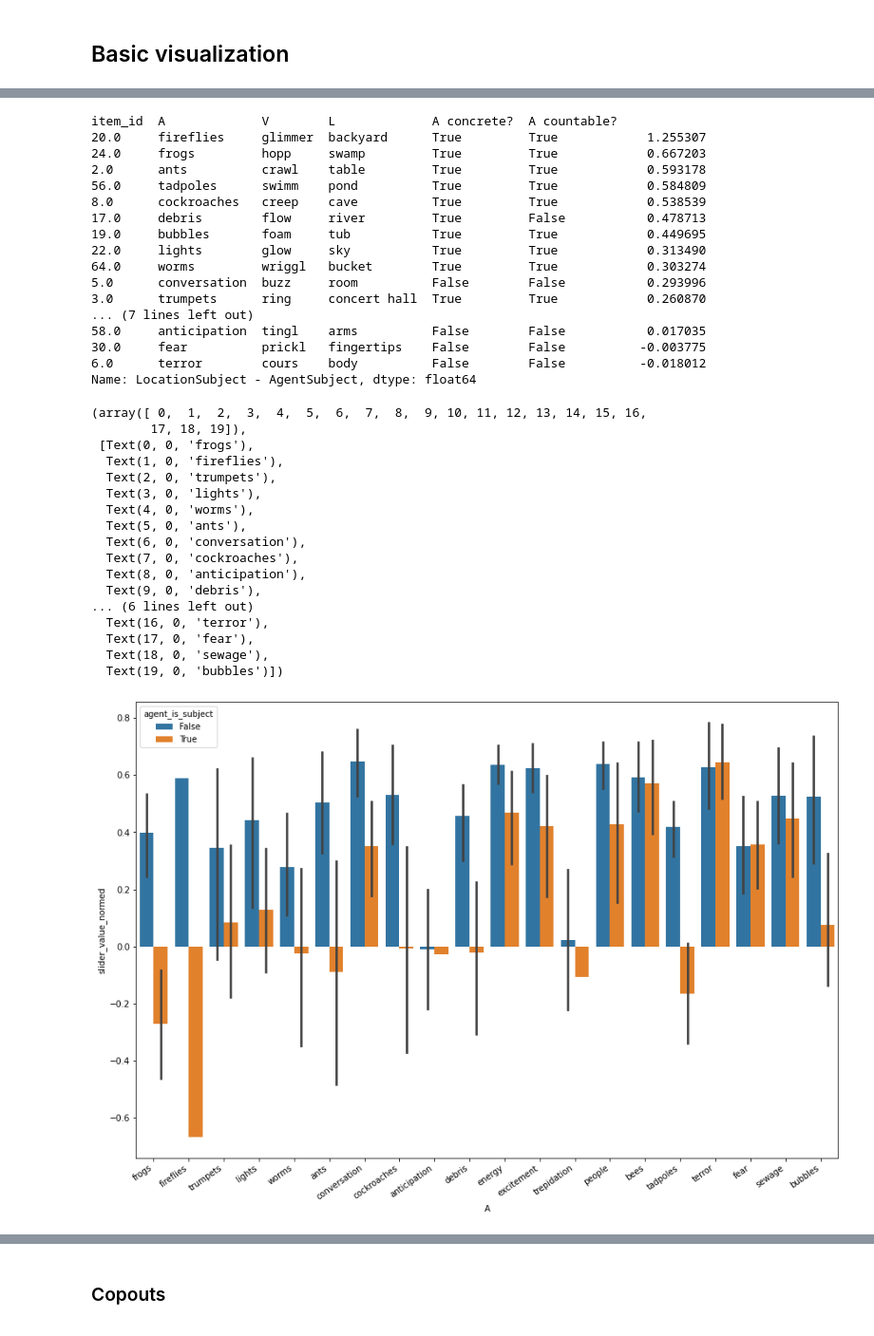
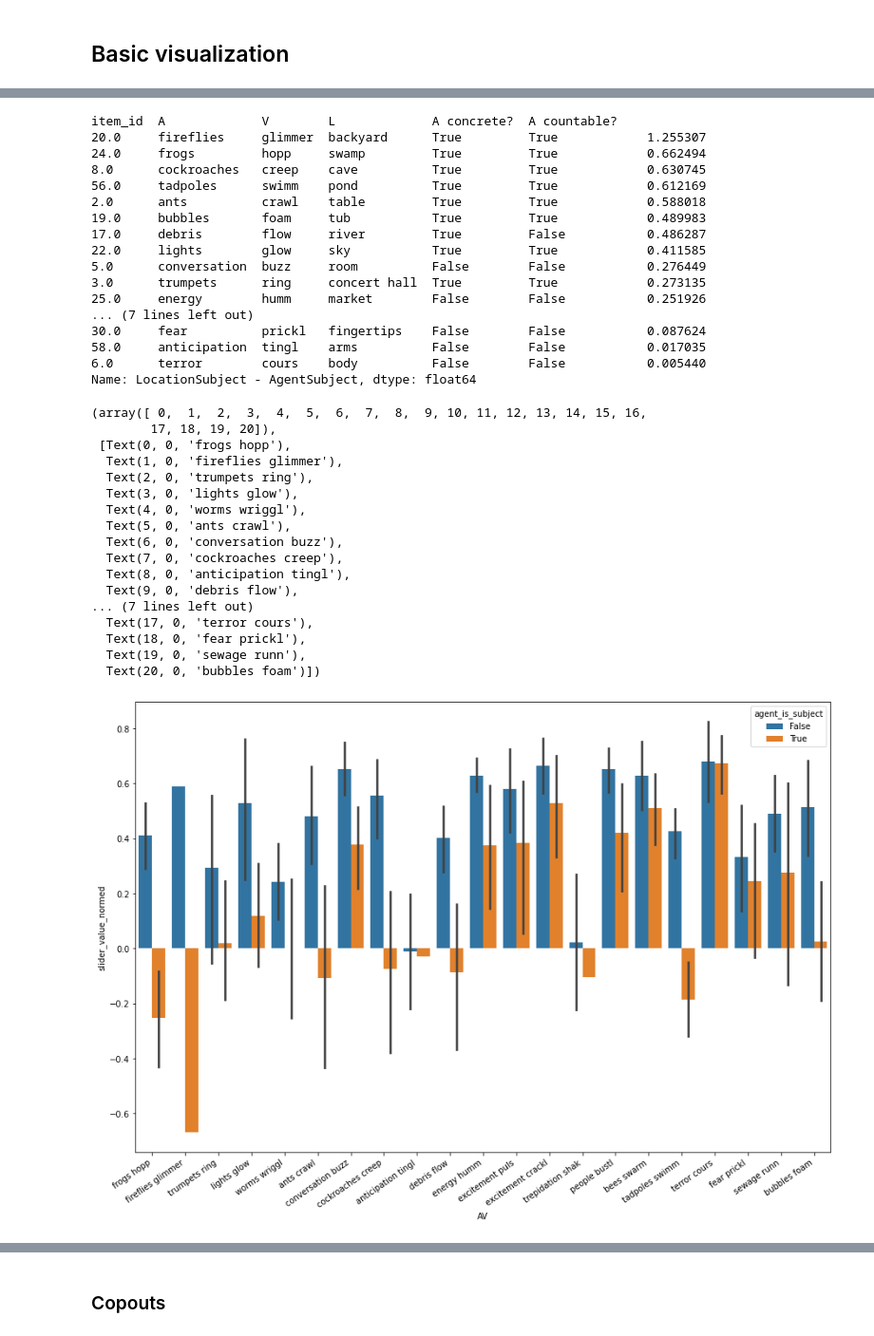
Before and after one commit to hans/explaining, a Jupyter notebook: notebooks/00_comprehension_swarm-construction-meaning/00 preprocess.ipynb, the cells around one changed output, grey strips where cells are left out. Shown at 95% size. Drawn from its saved outputs; the diff is of its cells as text; code cells hidden in the pictures.

Commit message:
update analysis with more subjects. about converged for now I think

```diff
--- a/notebooks/00_comprehension_swarm-construction-meaning/00 preprocess.ipynb
+++ b/notebooks/00_comprehension_swarm-construction-meaning/00 preprocess.ipynb
@@ -371,3 +362,5 @@ merged_df = pd.merge(exp_items, materials_df[keep_cols], left_on=["materials_id"
+# %%
+merged_df["AV"] = merged_df.A.str.cat(merged_df.V, " ")
 # %% [markdown]
 ## Basic visualization
 # %%
@@ -394,44 +387,44 @@ item_differences.sort_values(ascending=False)
 # %% [output]
 item_id  A             V        L             A concrete?  A countable?
 20.0     fireflies     glimmer  backyard      True         True            1.255307
-24.0     frogs         hopp     swamp         True         True            0.667203
-2.0      ants          crawl    table         True         True            0.593178
-56.0     tadpoles      swimm    pond          True         True            0.584809
-8.0      cockroaches   creep    cave          True         True            0.538539
-17.0     debris        flow     river         True         False           0.478713
-19.0     bubbles       foam     tub           True         True            0.449695
-22.0     lights        glow     sky           True         True            0.313490
-64.0     worms         wriggl   bucket        True         True            0.303274
-5.0      conversation  buzz     room          False        False           0.293996
-3.0      trumpets      ring     concert hall  True         True            0.260870
+24.0     frogs         hopp     swamp         True         True            0.662494
+8.0      cockroaches   creep    cave          True         True            0.630745
+56.0     tadpoles      swimm    pond          True         True            0.612169
+2.0      ants          crawl    table         True         True            0.588018
+19.0     bubbles       foam     tub           True         True            0.489983
+17.0     debris        flow     river         True         False           0.486287
+22.0     lights        glow     sky           True         True            0.411585
+5.0      conversation  buzz     room          False        False           0.276449
+3.0      trumpets      ring     concert hall  True         True            0.273135
+25.0     energy        humm     market        False        False           0.251926
 ... (7 lines left out)
+30.0     fear          prickl   fingertips    False        False           0.087624
 58.0     anticipation  tingl    arms          False        False           0.017035
-30.0     fear          prickl   fingertips    False        False          -0.003775
-6.0      terror        cours    body          False        False          -0.018012
+6.0      terror        cours    body          False        False           0.005440
 Name: LocationSubject - AgentSubject, dtype: float64
 # %%
 plt.subplots(figsize=(15, 10))
-sns.barplot(data=merged_df.reset_index(), x="A", hue="agent_is_subject", y="slider_value_normed")
+sns.barplot(data=merged_df.reset_index(), x="AV", hue="agent_is_subject", y="slider_value_normed")
 plt.xticks(rotation=35, ha="right")
 # %% [output]
 (array([ 0,  1,  2,  3,  4,  5,  6,  7,  8,  9, 10, 11, 12, 13, 14, 15, 16,
-        17, 18, 19]),
- [Text(0, 0, 'frogs'),
-  Text(1, 0, 'fireflies'),
-  Text(2, 0, 'trumpets'),
-  Text(3, 0, 'lights'),
-  Text(4, 0, 'worms'),
-  Text(5, 0, 'ants'),
-  Text(6, 0, 'conversation'),
-  Text(7, 0, 'cockroaches'),
-  Text(8, 0, 'anticipation'),
-  Text(9, 0, 'debris'),
-... (6 lines left out)
-  Text(16, 0, 'terror'),
-  Text(17, 0, 'fear'),
-  Text(18, 0, 'sewage'),
-  Text(19, 0, 'bubbles')])
+        17, 18, 19, 20]),
+ [Text(0, 0, 'frogs hopp'),
+  Text(1, 0, 'fireflies glimmer'),
+  Text(2, 0, 'trumpets ring'),
+  Text(3, 0, 'lights glow'),
+  Text(4, 0, 'worms wriggl'),
+  Text(5, 0, 'ants crawl'),
+  Text(6, 0, 'conversation buzz'),
+  Text(7, 0, 'cockroaches creep'),
+  Text(8, 0, 'anticipation tingl'),
+  Text(9, 0, 'debris flow'),
+... (7 lines left out)
+  Text(17, 0, 'terror cours'),
+  Text(18, 0, 'fear prickl'),
+  Text(19, 0, 'sewage runn'),
+  Text(20, 0, 'bubbles foam')])
-[figure, old version]
+[figure, new version]
 # %%
 sns.barplot(data=item_differences.reset_index(), x="A concrete?", y="LocationSubject - AgentSubject")
 # %% [output]
```
Also changed, not shown: parts of 31 cells of this notebook, 1 other file.
